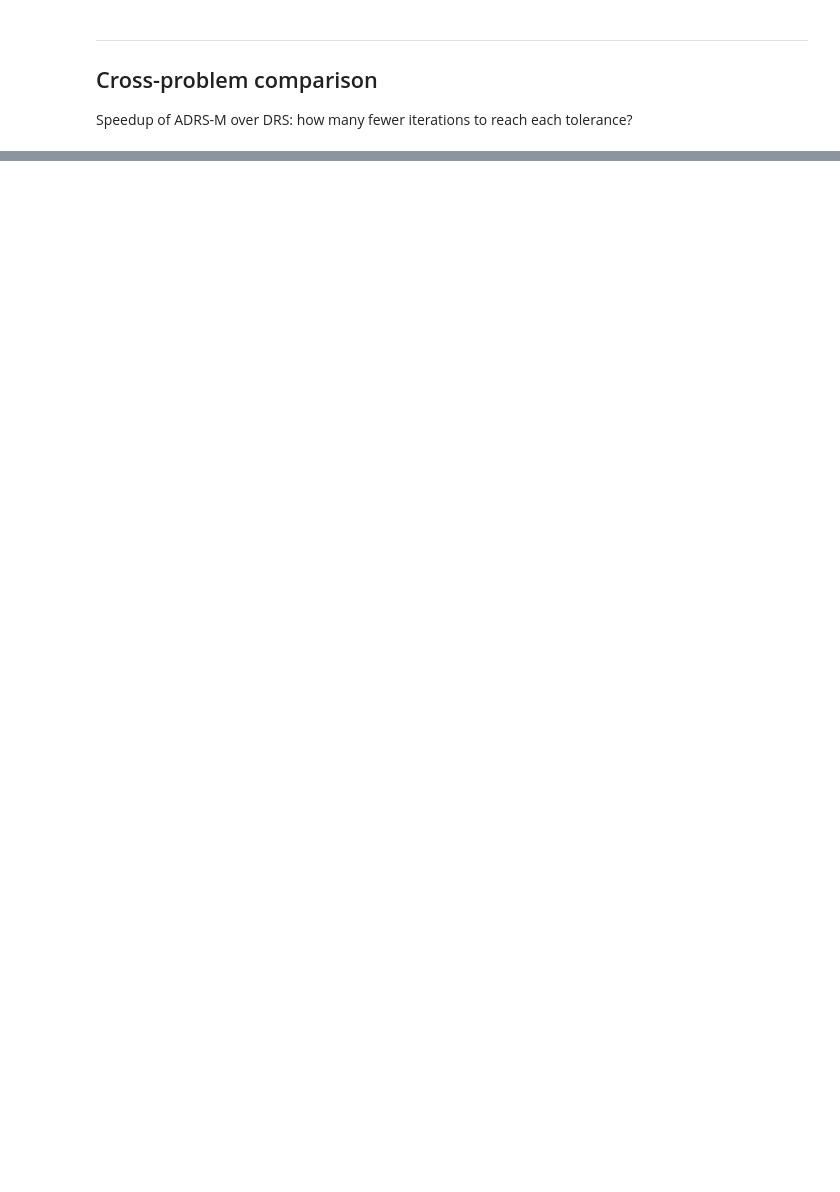
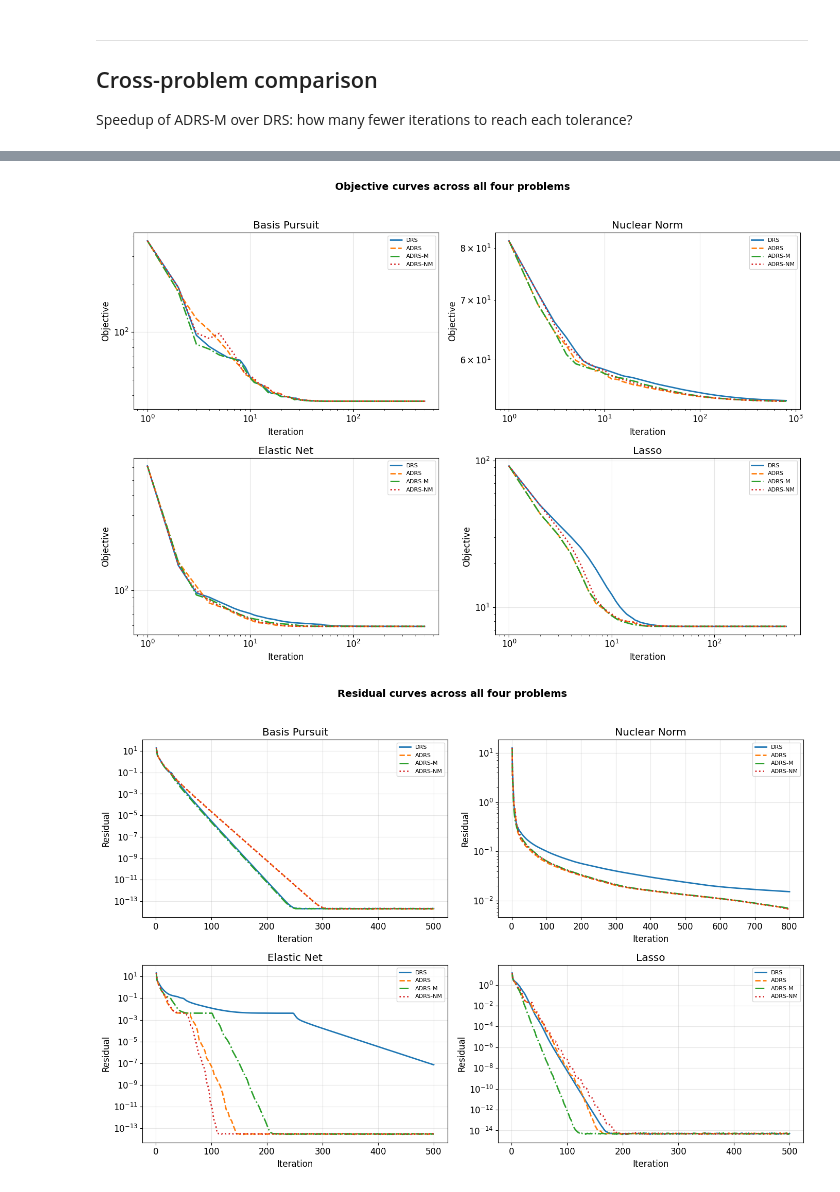
Before and after one commit to gmbabreu/Iterative-methods-project, a Jupyter notebook: adrs_three_problems.ipynb, the cells around one changed output, grey strips where cells are left out. Drawn from its saved outputs; the diff is of its cells as text; code cells hidden in the pictures; blank space fills up the shorter version.

```diff
--- a/adrs_three_problems.ipynb
+++ b/adrs_three_problems.ipynb
@@ -570,0 +560,48 @@ ADRS-M-NM              8        19        31        38        45
+# %%
+problem_panels = [
+    ("Basis Pursuit", res_bp, NITERS_BP),
+    ("Nuclear Norm", res_nuc, NITERS_NUC),
+    ("Elastic Net", res_en, NITERS_EN),
+    ("Lasso", res_lasso, NITERS_LASSO),
+]
+
+# 4-panel objective comparison
+fig, axes = plt.subplots(2, 2, figsize=(14, 10))
+fig.suptitle("Objective curves across all four problems", fontsize=14, fontweight='bold')
+axes = axes.ravel()
+
+for ax, (title, res, ni) in zip(axes, problem_panels):
+    iters = np.arange(1, ni + 1)
+    for name, result in res.items():
+        objs, resids = result[:2]
+        ax.loglog(iters, objs, color=COLORS[name], linestyle=STYLES[name], label=name)
+    ax.set_title(title)
+    ax.set_xlabel('Iteration')
+    ax.set_ylabel('Objective')
+    ax.legend(fontsize=8)
+
+plt.tight_layout(rect=(0, 0.03, 1, 0.96))
+plt.savefig('all_problems_objectives.png', dpi=130, bbox_inches='tight')
+plt.show()
+
+# 4-panel residual comparison with all algorithms
+fig, axes = plt.subplots(2, 2, figsize=(14, 10))
+fig.suptitle("Residual curves across all four problems", fontsize=14, fontweight='bold')
+axes = axes.ravel()
+
+for ax, (title, res, ni) in zip(axes, problem_panels):
+    iters = np.arange(1, ni + 1)
+    for name, result in res.items():
+        objs, resids = result[:2]
+        ax.semilogy(iters, resids, color=COLORS[name], linestyle=STYLES[name], label=name)
+    ax.set_title(title)
+    ax.set_xlabel('Iteration')
+    ax.set_ylabel('Residual')
+    ax.legend(fontsize=8)
+
+plt.tight_layout(rect=(0, 0.03, 1, 0.96))
+plt.savefig('all_problems_residuals.png', dpi=130, bbox_inches='tight')
+plt.show()
+# %% [output]
+[figure, added]
+[figure, added]
```
Also changed, not shown: parts of 18 cells of this notebook, 3 other files.
